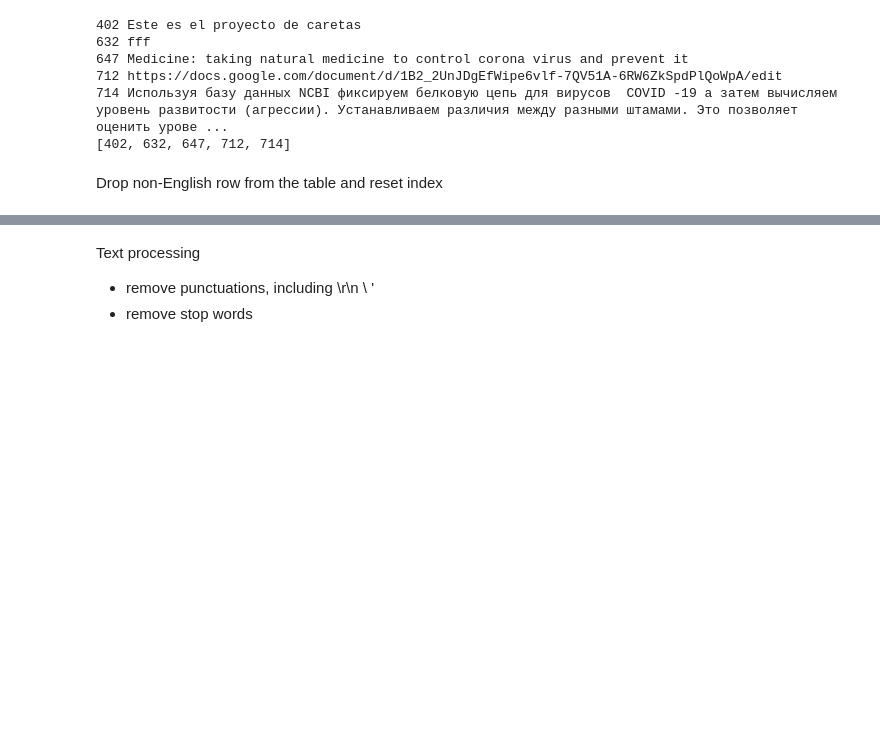
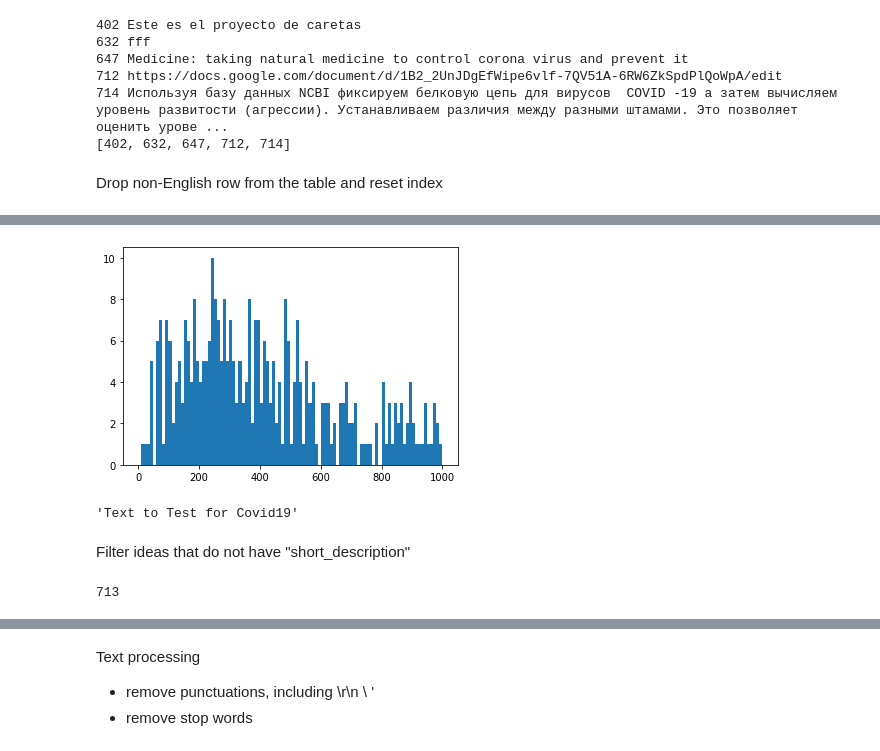
Before and after one commit to creativecolab/Exemplar, a Jupyter notebook: python/covid_projects.ipynb, the cells around one changed output, grey strips where cells are left out. Cells and saved outputs as stored; diff of their text form; code cells hidden in the pictures; blank space fills up the shorter version.

```diff
--- a/python/covid_projects.ipynb
+++ b/python/covid_projects.ipynb
@@ -89,0 +102,10 @@ df_idea_clean = df_idea_clean.reset_index(drop=True);
+# %%
+df_idea_clean['desc_len'] = df_idea_clean['description'].str.len()
+df_idea_clean['desc_len'].max()
+plt.hist(pd.array(df_idea_clean['desc_len'][df_idea_clean['short_len']==0]), bins = 100, range=[0, 1000]);
+# %% [output]
+[figure, added]
+# %%
+df_idea_short['short_description'][403]
+# %% [output]
+'Text to Test for Covid19'
@@ -89,0 +115,10 @@ df_idea_clean = df_idea_clean.reset_index(drop=True);
+# %% [markdown]
+Filter ideas that do not have "short_description"
+# %%
+df_idea_short = df_idea_clean[df_idea_clean.short_description.notnull()]
+df_idea_short = df_idea_short.reset_index(drop=True);
+
+df_idea_short = df_idea_short.sort_values(by=['short_len'], ascending=True).reset_index(drop=True)
+print(len(df_idea_short))
+# %% [output]
+713
```
Also changed, not shown: parts of 11 cells of this notebook, 2 other files.
